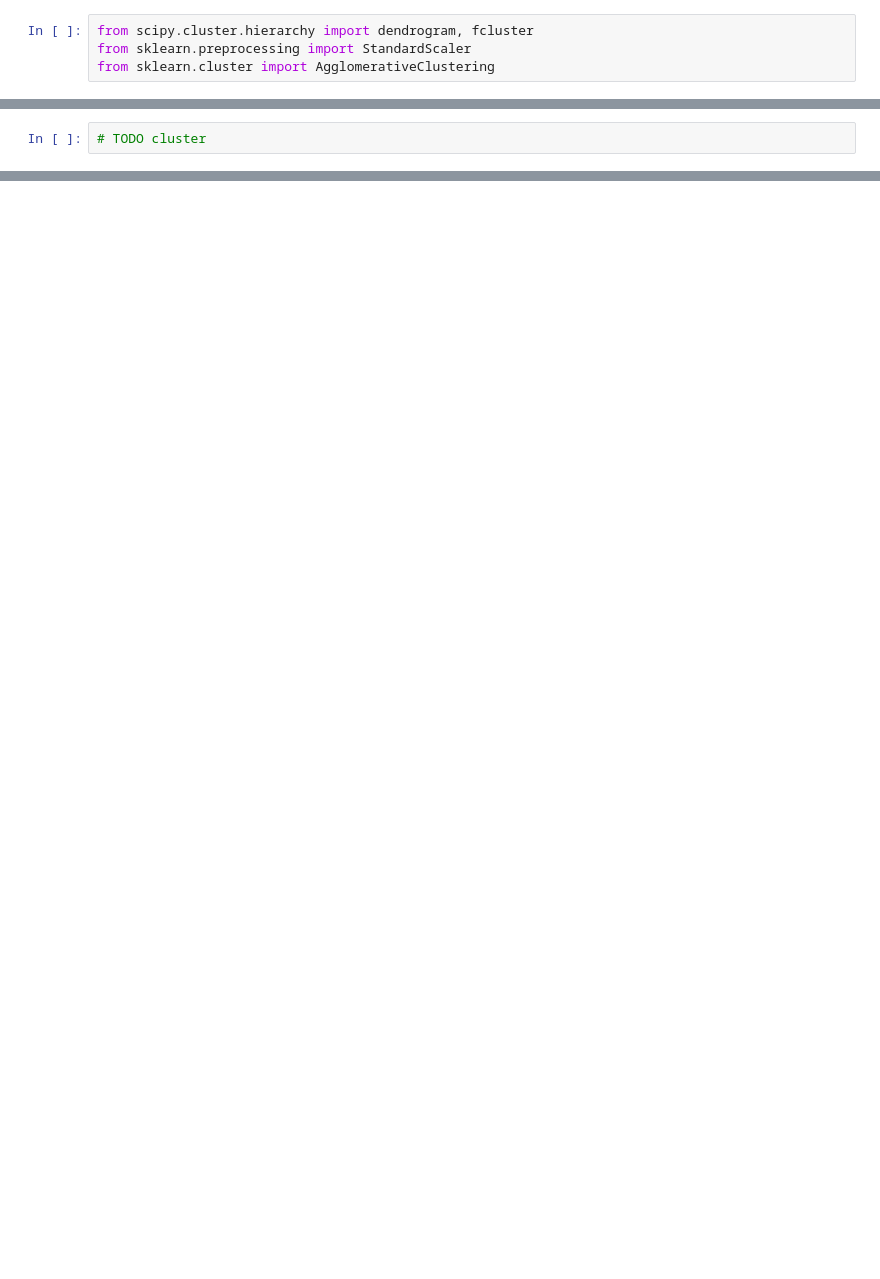
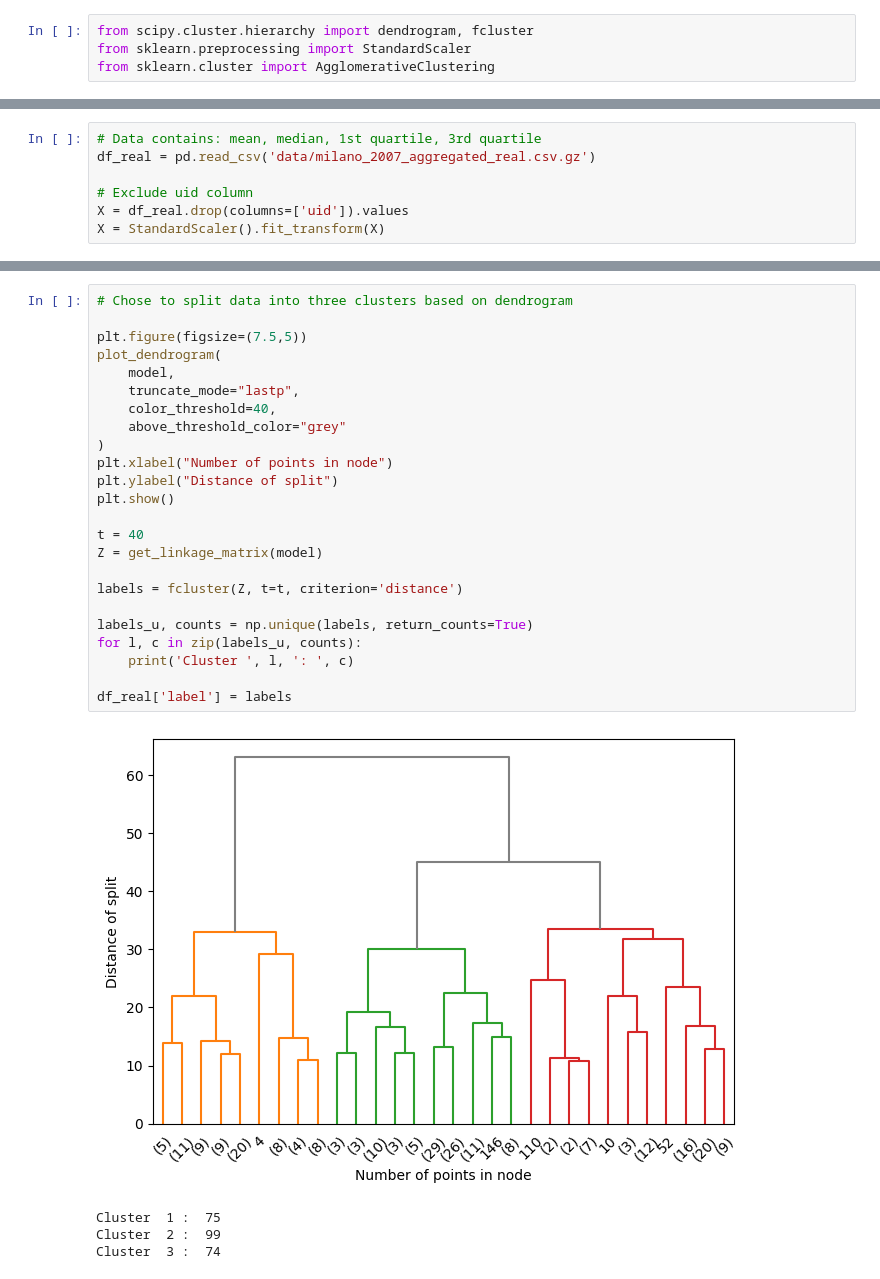
Before and after one commit to Slocon00/synth-route-gen, a Jupyter notebook: example.ipynb, the cells around one changed output, grey strips where cells are left out. Saved outputs shown, nothing was run; the diff lists cells and outputs as text; blank space fills up the shorter version.

```diff
--- a/example.ipynb
+++ b/example.ipynb
@@ -331,4 +432,9 @@ def plot_dendrogram(model, **kwargs):
     linkage_matrix = get_linkage_matrix(model)
     dendrogram(linkage_matrix, **kwargs)
 # %%
-# TODO cluster
+# Data contains: mean, median, 1st quartile, 3rd quartile
+df_real = pd.read_csv('data/milano_2007_aggregated_real.csv.gz')
+
+# Exclude uid column
+X = df_real.drop(columns=['uid']).values
+X = StandardScaler().fit_transform(X)
@@ -346,0 +446,29 @@ learn_user_preferences(G,
+# %%
+# Chose to split data into three clusters based on dendrogram
+
+plt.figure(figsize=(7.5,5))
+plot_dendrogram(
+    model,
+    truncate_mode="lastp",
+    color_threshold=40,
+    above_threshold_color="grey"
+)
+plt.xlabel("Number of points in node")
+plt.ylabel("Distance of split")
+plt.show()
+
+t = 40
+Z = get_linkage_matrix(model)
+
+labels = fcluster(Z, t=t, criterion='distance')
+
+labels_u, counts = np.unique(labels, return_counts=True)
+for l, c in zip(labels_u, counts):
+    print('Cluster ', l, ': ', c)
+
+df_real['label'] = labels
+# %% [output]
+[figure, added]
+Cluster  1 :  75
+Cluster  2 :  99
+Cluster  3 :  74
```
Also changed, not shown: parts of 39 cells of this notebook, 1 other file.
